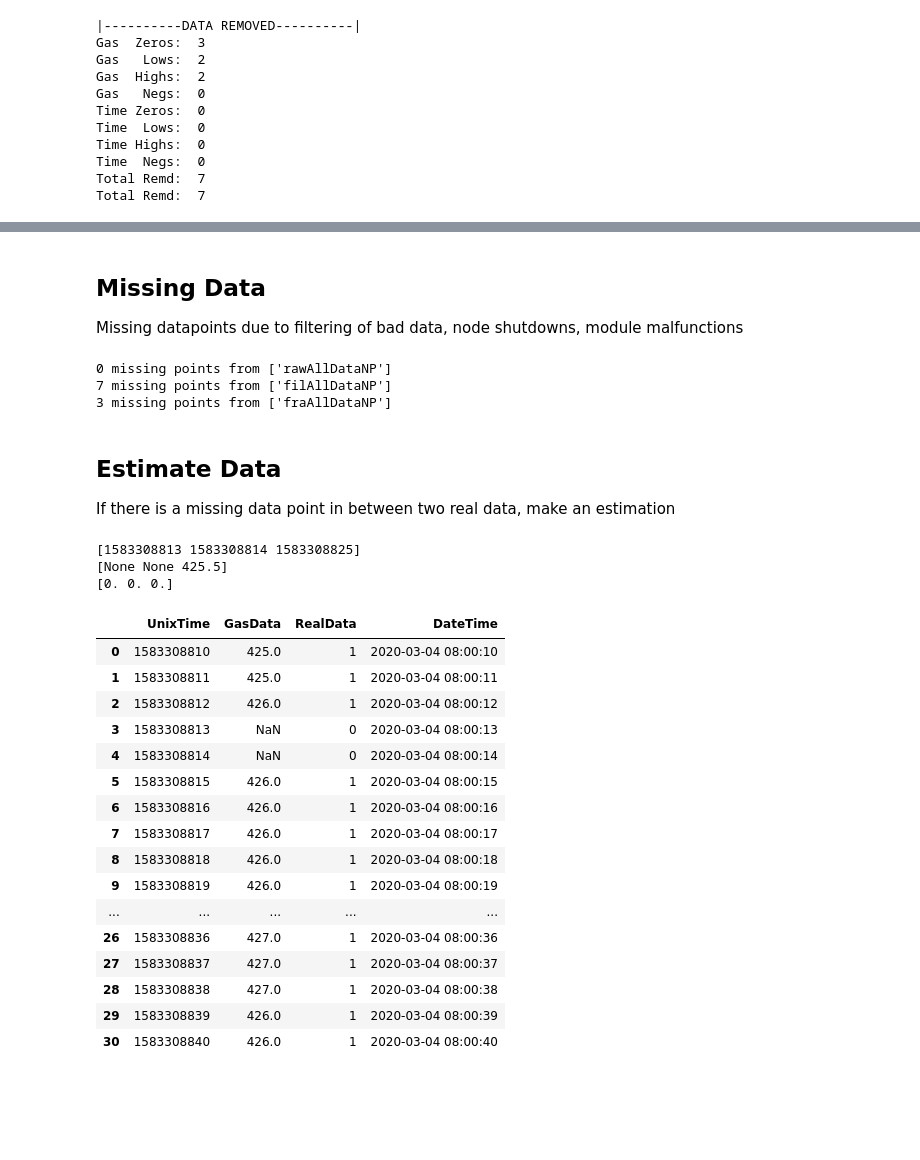
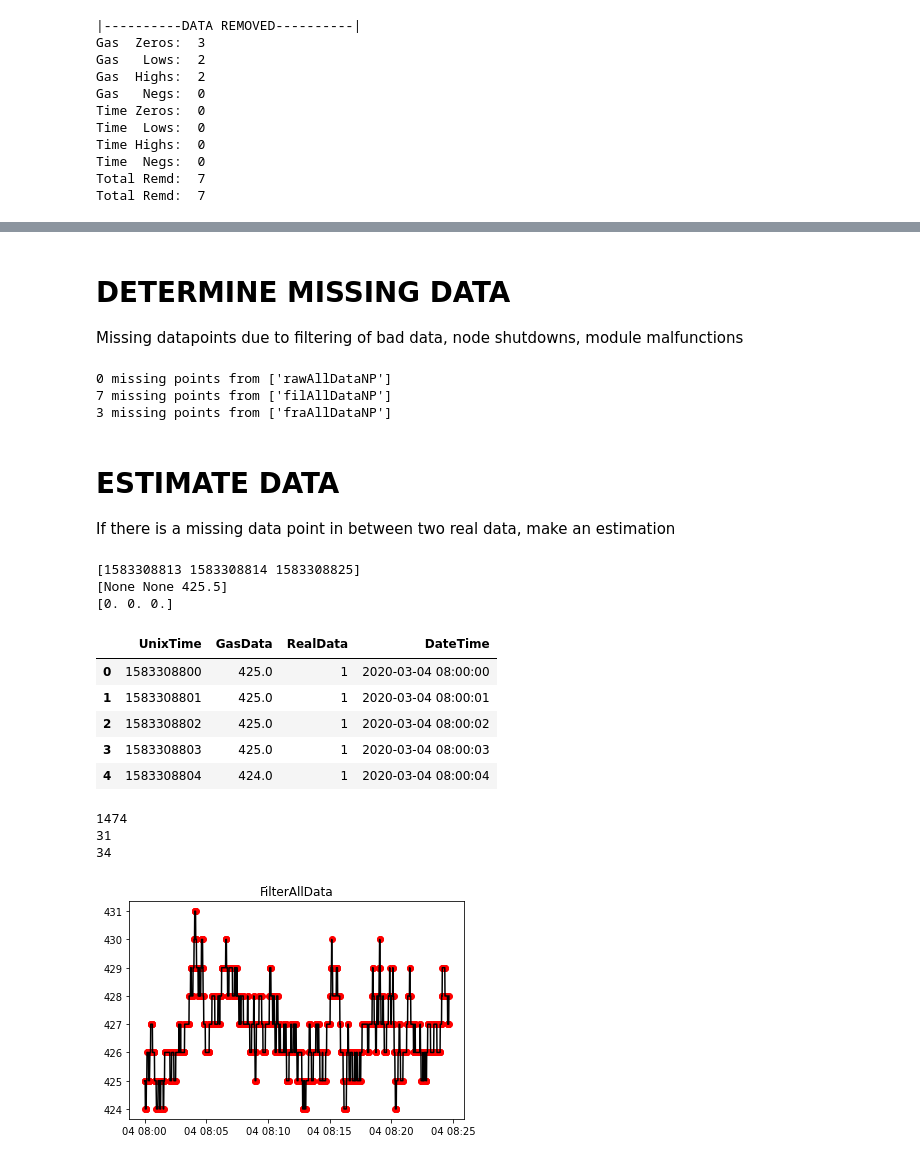
Before and after one commit to RiceAllDay22/WirelessSensorNetwork, a Jupyter notebook: Analysis/Analyzer V2.ipynb, the cells around one changed output, grey strips where cells are left out. Saved outputs shown, nothing was run; the diff lists cells and outputs as text; code cells hidden in the pictures; blank space fills up the shorter version.

```diff
--- a/Analysis/Analyzer V2.ipynb
+++ b/Analysis/Analyzer V2.ipynb
@@ -241,5 +207,5 @@ fraAllDataDF
 # %% [markdown]
-## Missing Data
+# DETERMINE MISSING DATA
 Missing datapoints due to filtering of bad data, node shutdowns, module malfunctions
 # %%
 def missingDataDeterminer(data):
@@ -269,5 +235,5 @@ fraMissingData = missingDataDeterminer(fraAllDataNP)
 #filAllDataDF = rawAllDataDF[~rawAllDataDF.index.isin(fullRemovalIndices)]
 # %% [markdown]
-## Estimate Data
+# ESTIMATE DATA
 If there is a missing data point in between two real data, make an estimation
 # %%
@@ -319,27 +287,30 @@ def estimateData(missingFra):
     return estAllDataNP, estAllDataDF, nanCounter
 # %%
 estAllDataNP, estAllDataDF, nanCounter = estimateData(fraMissingData)
+estAllDataDF.head()
 # %% [output]
 [1583308813 1583308814 1583308825]
 [None None 425.5]
 [0. 0. 0.]
+|  | UnixTime | GasData | RealData | DateTime |
+| 0 | 1583308800 | 425.0 | 1 | 2020-03-04 08:00:00 |
+| 1 | 1583308801 | 425.0 | 1 | 2020-03-04 08:00:01 |
+| 2 | 1583308802 | 425.0 | 1 | 2020-03-04 08:00:02 |
+| 3 | 1583308803 | 425.0 | 1 | 2020-03-04 08:00:03 |
+| 4 | 1583308804 | 424.0 | 1 | 2020-03-04 08:00:04 |
-# %%
-estAllDataDF
-# %% [output]
-|  | UnixTime | GasData | RealData | DateTime |
-| 0 | 1583308810 | 425.0 | 1 | 2020-03-04 08:00:10 |
-| 1 | 1583308811 | 425.0 | 1 | 2020-03-04 08:00:11 |
-| 2 | 1583308812 | 426.0 | 1 | 2020-03-04 08:00:12 |
-| 3 | 1583308813 | NaN | 0 | 2020-03-04 08:00:13 |
-| 4 | 1583308814 | NaN | 0 | 2020-03-04 08:00:14 |
-| 5 | 1583308815 | 426.0 | 1 | 2020-03-04 08:00:15 |
-| 6 | 1583308816 | 426.0 | 1 | 2020-03-04 08:00:16 |
-| 7 | 1583308817 | 426.0 | 1 | 2020-03-04 08:00:17 |
-| 8 | 1583308818 | 426.0 | 1 | 2020-03-04 08:00:18 |
-| 9 | 1583308819 | 426.0 | 1 | 2020-03-04 08:00:19 |
-| ... | ... | ... | ... | ... |
-| 26 | 1583308836 | 427.0 | 1 | 2020-03-04 08:00:36 |
-| 27 | 1583308837 | 427.0 | 1 | 2020-03-04 08:00:37 |
-| 28 | 1583308838 | 427.0 | 1 | 2020-03-04 08:00:38 |
-| 29 | 1583308839 | 426.0 | 1 | 2020-03-04 08:00:39 |
-| 30 | 1583308840 | 426.0 | 1 | 2020-03-04 08:00:40 |
+# %%
+print(len(filAllDataNP))
+print(len(fraAllDataNP))
+print(len(estAllDataNP))
+# %% [output]
+1474
+31
+34
+# %%
+#FilterAllData
+plt.plot(filAllDataNP[:,4], filAllDataNP[:,1], 'ro')
+plt.plot(filAllDataNP[:,4], filAllDataNP[:,1], 'k-')
+plt.title('FilterAllData')
+plt.show()
+# %% [output]
+[figure, added]
```
Also changed, not shown: parts of 15 cells of this notebook, 4 other files.
